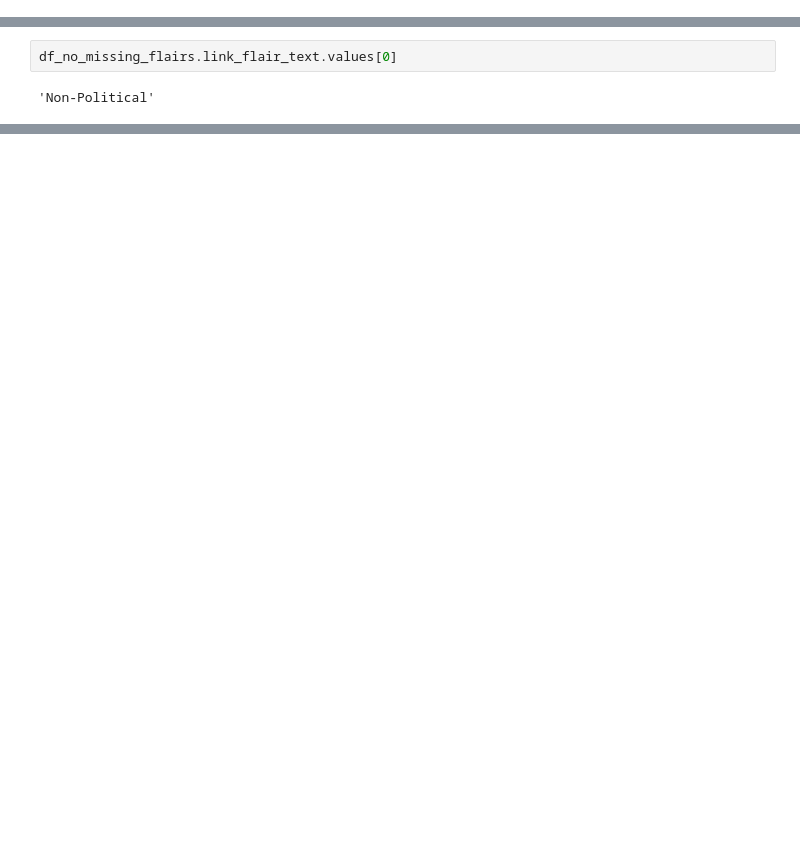
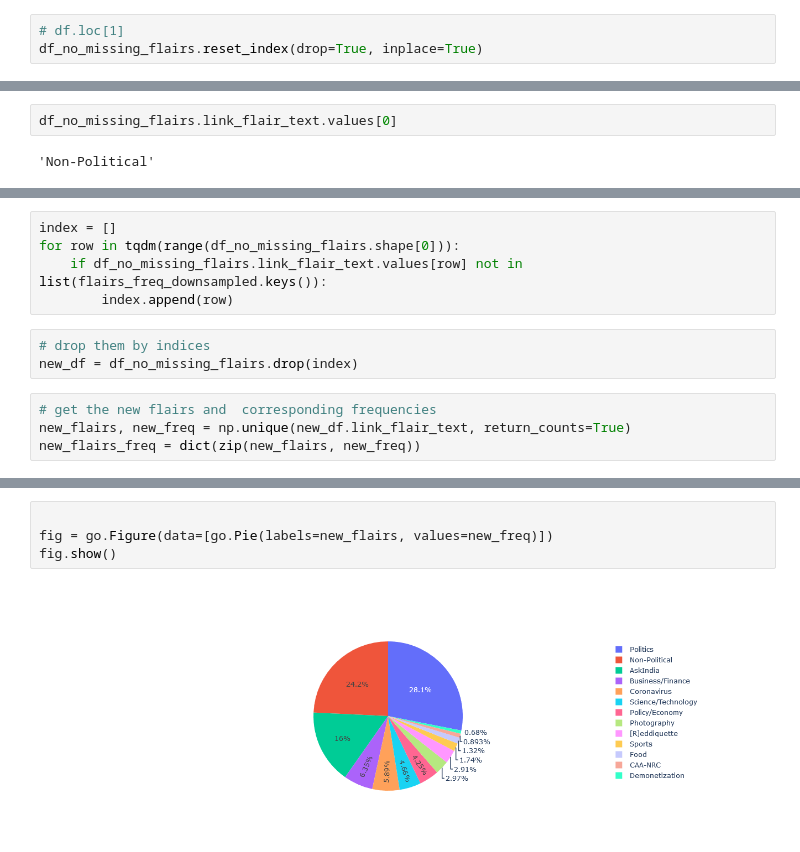
Before and after one commit to macabdul9/reddit-flait-detector, a Jupyter notebook: notebooks/reddit_flair_data_acquisation_June_2019.ipynb, the cells around one changed output, grey strips where cells are left out. Cells and saved outputs as stored; diff of their text form; blank space fills up the shorter version.

```diff
--- a/notebooks/reddit_flair_data_acquisation_June_2019.ipynb
+++ b/notebooks/reddit_flair_data_acquisation_June_2019.ipynb
@@ -378,0 +377,3 @@ KeyError: '[0 1 2 ... 117689 117690 117691] not found in axis'
+# %%
+# df.loc[1]
+df_no_missing_flairs.reset_index(drop=True, inplace=True)
@@ -395,0 +388,12 @@ np.unique(df_no_missing_flairs.index, return_counts=True)
+# %%
+index = []
+for row in tqdm(range(df_no_missing_flairs.shape[0])):
+    if df_no_missing_flairs.link_flair_text.values[row] not in list(flairs_freq_downsampled.keys()):
+        index.append(row)
+# %%
+# drop them by indices
+new_df = df_no_missing_flairs.drop(index)
+# %%
+# get the new flairs and  corresponding frequencies
+new_flairs, new_freq = np.unique(new_df.link_flair_text, return_counts=True)
+new_flairs_freq = dict(zip(new_flairs, new_freq))
@@ -395,0 +450,6 @@ np.unique(df_no_missing_flairs.index, return_counts=True)
+# %%
+
+fig = go.Figure(data=[go.Pie(labels=new_flairs, values=new_freq)])
+fig.show()
+# %% [output]
+[figure, added]
```
Also changed, not shown: parts of 18 cells of this notebook, 3 other files.
